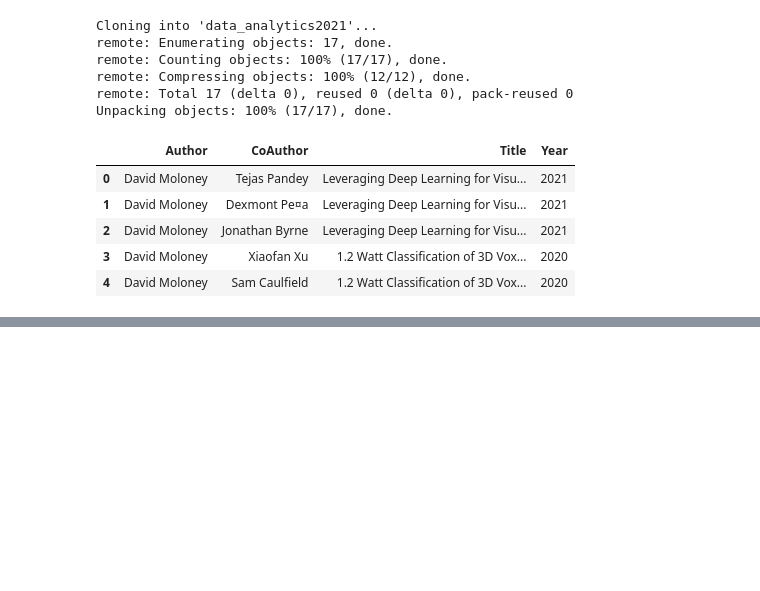
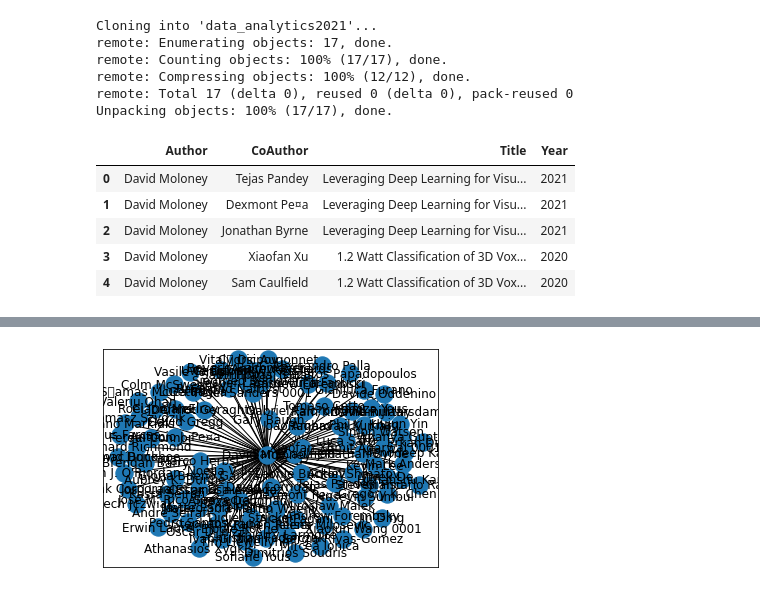
Before and after one commit to anturex2016/data_analytics2021, a Jupyter notebook: working_with_networkx.ipynb, the cells around one changed output, grey strips where cells are left out. Saved outputs shown, nothing was run; the diff lists cells and outputs as text; code cells hidden in the pictures; blank space fills up the shorter version.

```diff
--- a/working_with_networkx.ipynb
+++ b/working_with_networkx.ipynb
@@ -48 +54,5 @@ nx.draw(co_graph,with_labels=True)
+# %%
+nx.draw_networkx(co_graph)
+# %% [output]
+[figure, added]
 # %%
```
Also changed, not shown: parts of 24 cells of this notebook.
